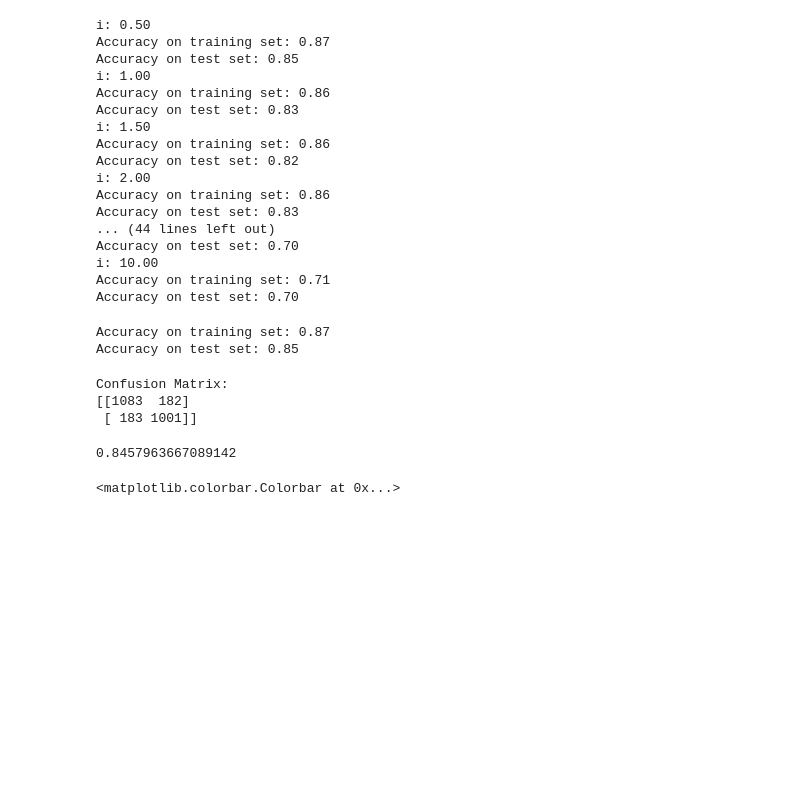
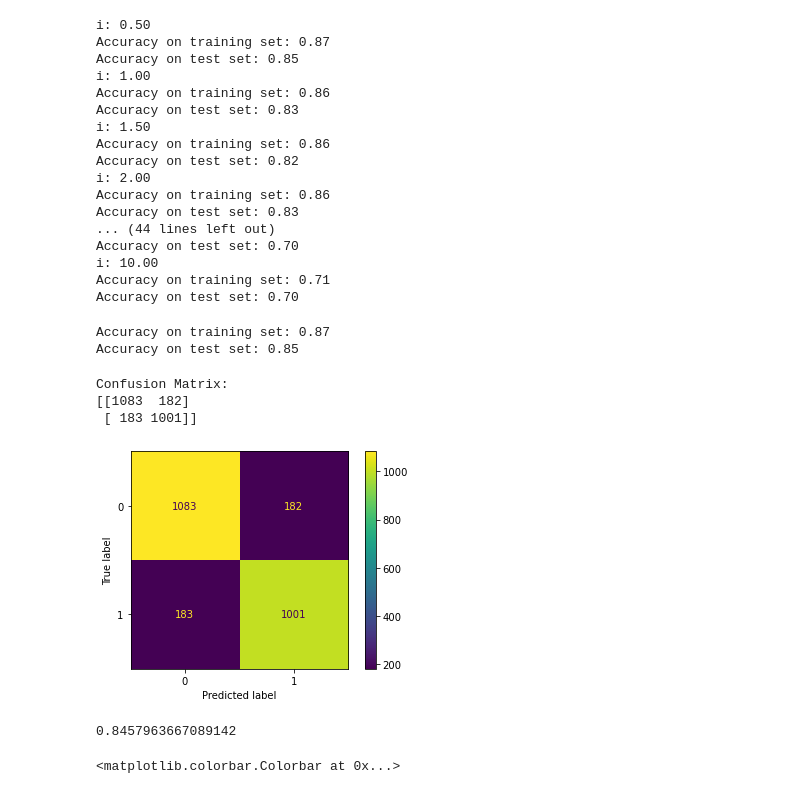
Before and after one commit to kashavpiya/SoftballSignStealer, a Jupyter notebook: SignStealer.ipynb, the cells around one changed output. Drawn from its saved outputs; the diff is of its cells as text; code cells hidden in the pictures; blank space fills up the shorter version.

Commit message:
added confusion matrix

```diff
--- a/SignStealer.ipynb
+++ b/SignStealer.ipynb
@@ -280,6 +280,12 @@ print("Confusion Matrix:\n{}".format(finalModelConfusion))
 Confusion Matrix:
 [[1083  182]
  [ 183 1001]]
+# %%
+from sklearn.metrics import plot_confusion_matrix
+plot_confusion_matrix(mlp, X_test, y_test)
+plt.show()
+# %% [output]
+[figure, added]
 # %%
 from sklearn.metrics import f1_score
 f1_score(y_test, y_pred)
```
Also changed, not shown: 1 other file.
